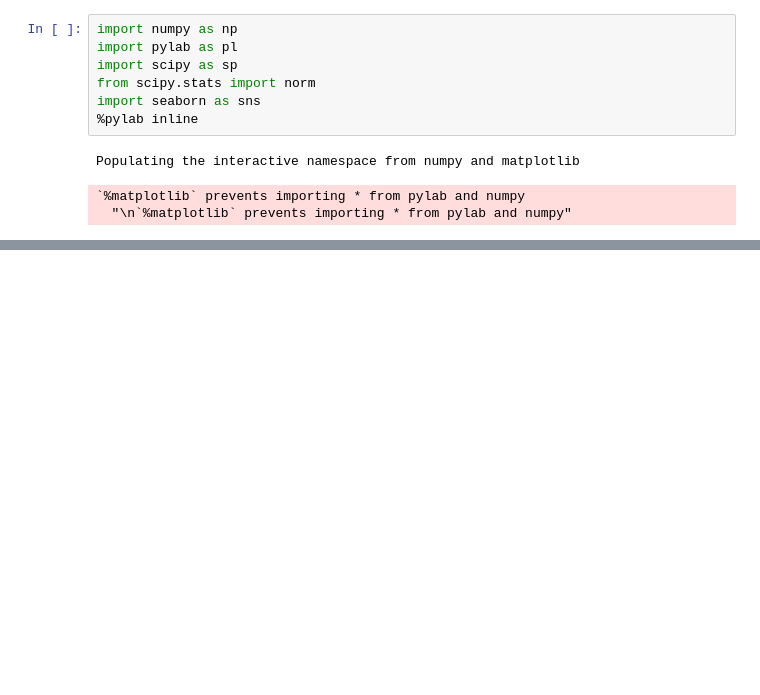
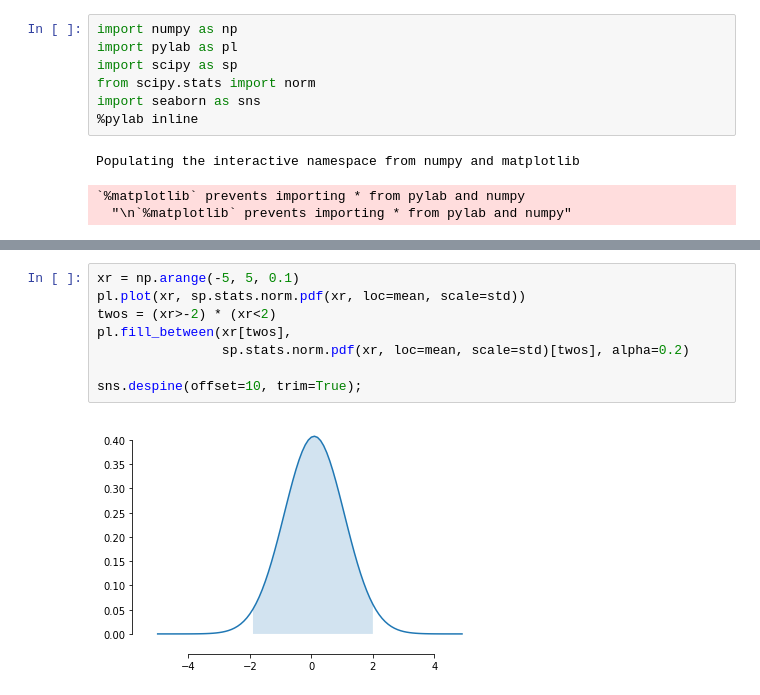
Before and after one commit to fedhere/PUS2020_FBianco, a Jupyter notebook: nbsforslides/distributions.ipynb, the cells around one changed output, grey strips where cells are left out. Drawn from its saved outputs; the diff is of its cells as text; blank space fills up the shorter version.

```diff
--- a/nbsforslides/distributions.ipynb
+++ b/nbsforslides/distributions.ipynb
@@ -72,0 +105,10 @@ y, x, p = pl.hist(data, alpha=0.5)
+# %%
+xr = np.arange(-5, 5, 0.1)
+pl.plot(xr, sp.stats.norm.pdf(xr, loc=mean, scale=std))
+twos = (xr>-2) * (xr<2)
+pl.fill_between(xr[twos],
+                sp.stats.norm.pdf(xr, loc=mean, scale=std)[twos], alpha=0.2)
+
+sns.despine(offset=10, trim=True);
+# %% [output]
+[figure, added]
```
Also changed, not shown: parts of 14 cells of this notebook.
